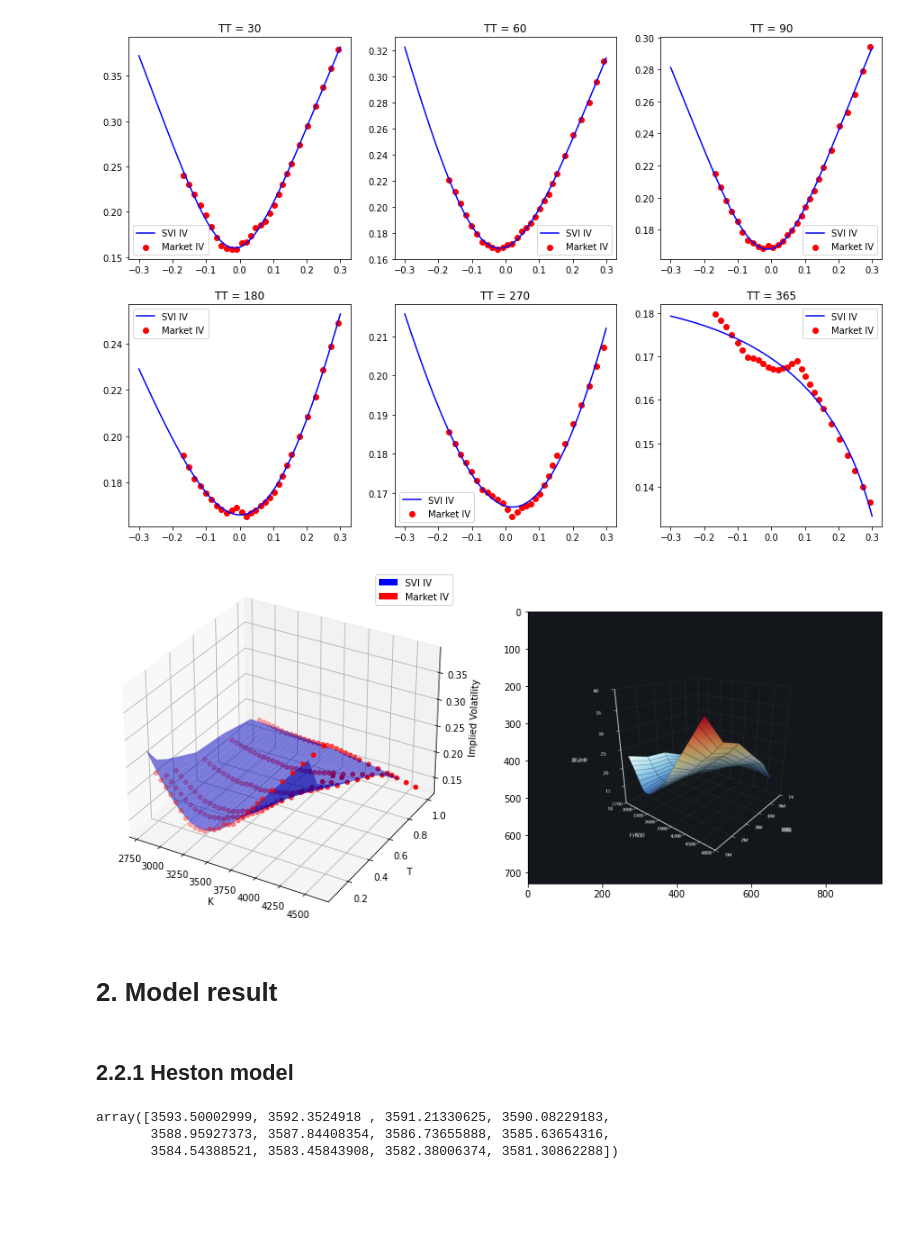
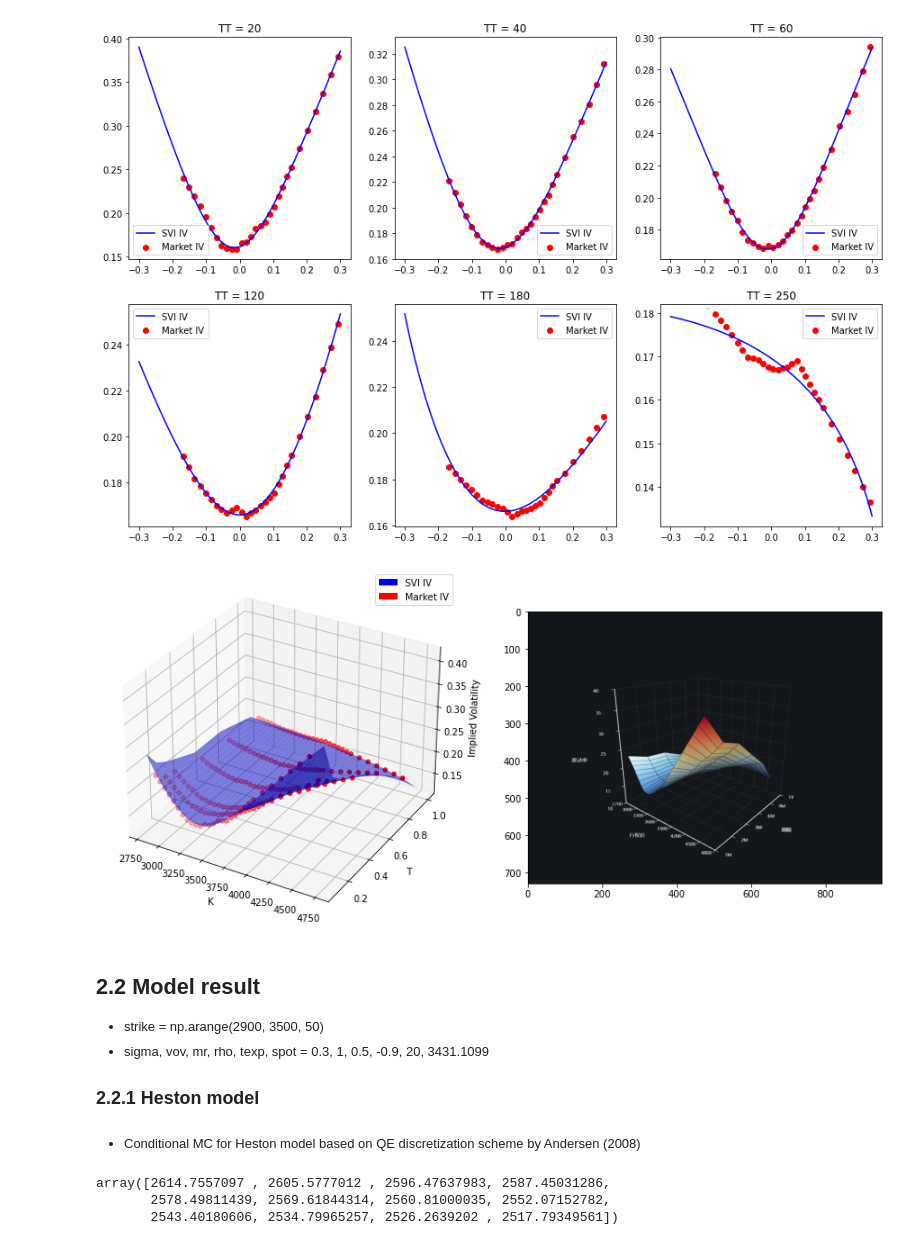
Before and after one commit to ZouXuyuan/PyFENG-fork, a Jupyter notebook: project/final.ipynb, the cells around one changed output. Drawn from its saved outputs; the diff is of its cells as text; code cells hidden in the pictures; blank space fills up the shorter version.

```diff
--- a/project/final.ipynb
+++ b/project/final.ipynb
@@ -22,17 +130,19 @@ data = pd.read_excel(r".\20231229_sell\波动率曲面.xlsx")
 # %%
+from SVI import OptSVI1test
 dataarr = data.values
 K = dataarr[0,3:]
-TT = [30,60,90,180,270,365]
+TT = [20, 40, 60, 120,180, 250]
 S = dataarr[1:, 2]
 w = np.ones((6, 30))  # weights for each option
 Vol = np.array(dataarr[1:,3:]) * 0.01
 # %%
+
 p = np.ones((6, 5)) * 0.0 # initial guess for SVI parameters
 p[4:,:] = 0.003
 for i in range(6):
-    # S0 = S[i]
     S0 = 3431.1099
     fun = lambda p: OptSVI1test(i, Vol, w, p, K, S0, TT)
-    res = basinhopping(fun, p[i,:],niter=1000)
+    res = basinhopping(fun, p[i,:],niter=1500)
     p[i,:] = res.x
-np.save('para_svi.npy', p)
+print(p)
+# np.save('para_svi.npy',p)
@@ -39,37 +162,41 @@ np.save('para_svi.npy', p)
 # %%
 p = np.load('para_svi.npy')
 fig, ax = plt.subplots(2, 3, figsize=(15, 10))  # 创建一个2x3的子图网格
 for i in range(6):
     S0 = 3431.1099
-    #S0 = S[i]
-    f = lambda x: np.sqrt(np.maximum(p[i, 0] + p[i, 1] * (p[i, 2] * (x - p[i, 3]) + np.sqrt((x - p[i, 3]) ** 2 + p[i, 4])), 0)) / np.sqrt(TT[i] / 365)
+    f = lambda x: np.sqrt(np.maximum(p[i, 0] + p[i, 1] * (p[i, 2] * (x - p[i, 3]) + np.sqrt((x - p[i, 3]) ** 2 + p[i, 4])), 0)) / np.sqrt(TT[i] / 250)
     x = np.linspace(-0.3, 0.3, 100)
     ax[i//3, i%3].plot(x, f(x),label = 'SVI IV', color='b')  # 选择子图
     ImpVol = Vol[i,:]
     x = np.array(K / S0).astype(float)
     ax[i//3, i%3].scatter(np.log(x), ImpVol,label='Market IV',color='r')
     ax[i//3, i%3].set_title('TT = %d' % TT[i])
     ax[i//3, i%3].legend()
 
 plt.show()
 fig.savefig('subplot.jpg')  # 保存整个子图网格为一个jpg文件
 # %% [output]
-[figure, old version]
+[figure, new version]
 # %%
+import matplotlib.pyplot as plt
+from matplotlib.patches import Patch
+from matplotlib.image import imread
+
+# Create a figure with two subplots, one of which is a 3D plot
 fig = plt.figure(figsize=(15, 10))
 ax = fig.add_subplot(121, projection='3d')
 ax2 = fig.add_subplot(122)
 
 Z = []
 for i in range(6):
-    f = lambda x: np.sqrt(np.maximum(p[i, 0] + p[i, 1] * (p[i, 2] * (x - p[i, 3]) + np.sqrt((x - p[i, 3]) ** 2 + p[i, 4])), 0)) / np.sqrt(TT[i] / 365)
-    x = (np.arange(2800, 4500, 50) / S0)
+    f = lambda x: np.sqrt(np.maximum(p[i, 0] + p[i, 1] * (p[i, 2] * (x - p[i, 3]) + np.sqrt((x - p[i, 3]) ** 2 + p[i, 4])), 0)) / np.sqrt(TT[i] / 250)
+    x = (np.arange(2800, 4800, 50) / S0)
     Z.append(f(np.log(x)))
 
-X, Y = np.meshgrid(np.arange(2800, 4500, 50),np.array(TT) / 365)
+X, Y = np.meshgrid(np.arange(2800, 4800, 50),np.array(TT) / 250)
 ax.plot_surface(X, Y, np.array(Z), alpha=0.5, color='blue')
 
-xx = np.array(TT) / 365
+xx = np.array(TT) / 250
 ax.scatter(K, np.ones(len(K))*xx[0], Vol[0,:], color='red')
 ax.scatter(K, np.ones(len(K))*xx[1], Vol[1,:], color='red')
 ax.scatter(K, np.ones(len(K))*xx[2], Vol[2,:], color='red')
@@ -85,29 +212,42 @@ legend_elements = [Patch(facecolor='blue', label='SVI IV'),
                    Patch(facecolor='red', label='Market IV')]
 ax.legend(handles=legend_elements)
 
+# Load image from local file
 img = imread(r'./20231229_sell/波动率曲面.png')
 
+# Display the image
 ax2.imshow(img)
 
 plt.show()
 fig.savefig('surface.jpg')
 # %% [output]
-[figure, old version]
+[figure, new version]
-# %% [markdown]
-# 2.  Model result
-# %% [markdown]
-## 2.2.1 Heston model
+# %% [markdown]
+## 2.2 Model result
+* <font size=2> strike = np.arange(2900, 3500, 50) </font>
+* <font size=2>sigma, vov, mr, rho, texp, spot = 0.3, 1, 0.5, -0.9, 20, 3431.1099 </font>
+### 2.2.1 Heston model
+# %% [markdown]
+
+* <font size=2> Conditional MC for Heston model based on QE discretization scheme by Andersen (2008)</font>
 # %%
 import numpy as np
 import pyfeng as pf
-
+# sigma: model volatility or variance at t=0.
+# vov: volatility of volatility
+# rho: correlation between price and volatility
+# mr: mean-reversion speed (kappa)
+# theta: long-term mean of volatility or variance. If None, same as sigma
+# intr: interest rate (domestic interest rate)
+# divr: dividend/convenience yield (foreign interest rate)
+# is_fwd: if True, treat `spot` as forward price. False by default.
 strike = np.arange(2900, 3500, 50)
-sigma, vov, mr, rho, texp, spot = 0.3, 1, 0.5, -0.9, 120, 3431.1099
+sigma, vov, mr, rho, texp, spot = 0.5, 1, 0.5, -0.9, 20, 3431.1099
 
 m = pf.HestonMcAndersen2008(sigma, vov=vov, mr=mr, rho=rho)
-m.set_num_params(n_path=1e5, dt=1, rn_seed=123456)
+m.set_num_params(n_path=1e5, dt=1/8, rn_seed=123456)
 m.price(strike, spot, texp)
 # %% [output]
-array([3593.50002999, 3592.3524918 , 3591.21330625, 3590.08229183,
-       3588.95927373, 3587.84408354, 3586.73655888, 3585.63654316,
-       3584.54388521, 3583.45843908, 3582.38006374, 3581.30862288])
+array([2614.7557097 , 2605.5777012 , 2596.47637983, 2587.45031286,
+       2578.49811439, 2569.61844314, 2560.81000035, 2552.07152782,
+       2543.40180606, 2534.79965257, 2526.2639202 , 2517.79349561])
```
Also changed, not shown: parts of 20 cells of this notebook, 24 other files.
